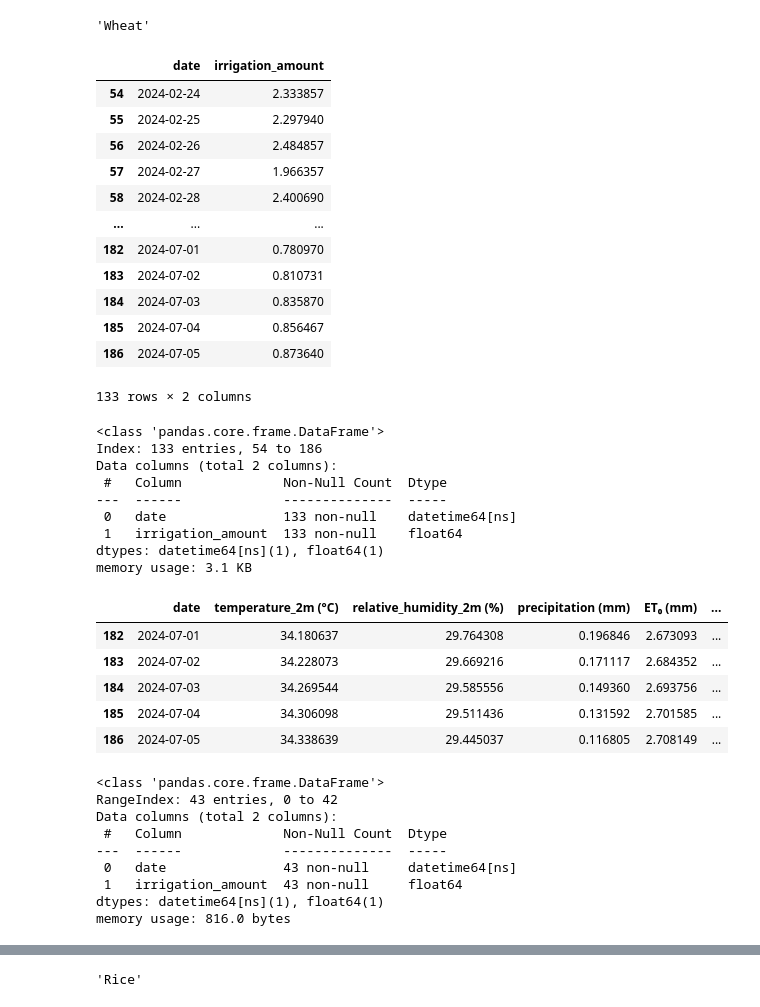
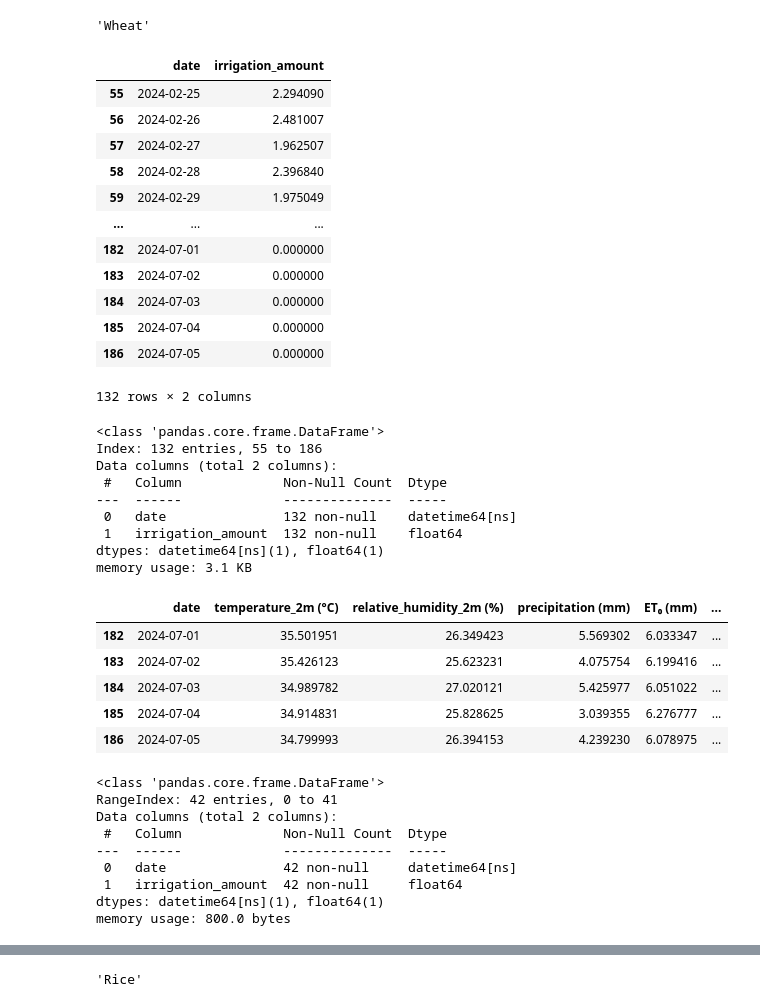
Before and after one commit to Godwin-Oti/Smart-Irrigation-System, a Jupyter notebook: Punjab_India/PUNJAB_2.ipynb, the cells around one changed output, grey strips where cells are left out. Cells and saved outputs as stored; diff of their text form; code cells hidden in the pictures.

```diff
--- a/Punjab_India/PUNJAB_2.ipynb
+++ b/Punjab_India/PUNJAB_2.ipynb
@@ -768,7 +768,7 @@ present_data_with_forecast_data
 import pandas as pd
 
 # Load the CSV file with proper date parsing
-present_data_with_forecast_data = pd.read_csv(r"C:\Desktop\Smart Irrigation System\present_data_with_forcast_data.csv", parse_dates=['Unnamed: 0'])
+present_data_with_forecast_data = pd.read_csv(r"C:\Desktop\Smart Irrigation System\present_data_with_forecast_data.csv", parse_dates=['Unnamed: 0'])
 
 # Set the datetime column as the index
 present_data_with_forecast_data.set_index('Unnamed: 0', inplace=True)
@@ -900,18 +915,17 @@ try:
     # Iterate over each row in the DataFrame and insert it into the PostgreSQL table
     for index, row in present_data_with_forecast_data.iterrows():
         cur.execute('''
-        INSERT INTO  Present_with_forecast (
+        INSERT INTO Present_with_forecast (
             date, temperature_2m_C, relative_humidity_2m, precipitation_mm,
             ET₀_mm, wind_speed_10m_kmh, soil_temperature_28_to_100cm_C,
-            soil_moisture_28_to_100cm_m3m3, shortwave_radiation_instant_wm2,
-            soil_moisture_lag1
-        ) VALUES (%s, %s, %s, %s, %s, %s, %s, %s, %s, %s)
+            soil_moisture_28_to_100cm_m3m3, shortwave_radiation_instant_wm2
+        ) VALUES (%s, %s, %s, %s, %s, %s, %s, %s, %s)
         ON CONFLICT (date) DO NOTHING;
         ''', (
-            row['date'], row['temperature_2m (°C)'], row['relative_humidity_2m (%)'],
+            index, row['temperature_2m (°C)'], row['relative_humidity_2m (%)'],
             row['precipitation (mm)'], row['ET₀ (mm)'], row['wind_speed_10m (km/h)'],
             row['soil_temperature_28_to_100cm (°C)'], row['soil_moisture_28_to_100cm (m³/m³)'],
-            row['shortwave_radiation_instant (W/m²)'], row['soil_moisture_lag1']
+            row['shortwave_radiation_instant (W/m²)']
         ))
 
     # Commit the transaction
@@ -983,9 +997,12 @@ def process_crop_data(df, crop_name):
     df['ETc (mm)'] = df['ET₀ (mm)'] * df['Kc']
     return df
 
-# Assuming present_data_with_forecast_data is the main DataFrame you are working with
-# Convert date column to datetime format if not already
+# Reset index to make 'date' a column
+present_data_with_forecast_data.reset_index(inplace=True)
+
+# Convert date column to datetime format
 present_data_with_forecast_data['date'] = pd.to_datetime(present_data_with_forecast_data['date'])
+
 
 # Create dataframe for Rice within Jan-Jun 2024
 wheat_data = process_crop_data(present_data_with_forecast_data.copy(), 'Wheat')
@@ -1051,57 +1067,57 @@ present_data_with_forecast_data.describe().T
 # %% [output]
 'Wheat'
 # %%
-threshold_soil_moisture = 0.224607	  # Example threshold in m³/m³(which is mean of soil moisture in the Dataset)
+threshold_soil_moisture = 0.220757		  # Example threshold in m³/m³(which is mean of soil moisture in the Dataset)
 # Calculate soil deficit
 wheat_data['soil_deficit'] = wheat_data['ETc (mm)'] - wheat_data['precipitation (mm)']
 wheat_data['irrigation_need'] = wheat_data['soil_moisture_28_to_100cm (m³/m³)'] < threshold_soil_moisture
 #wheat_data['date'] = pd.to_datetime(wheat_data['date'])
 def calculate_irrigation_need(soil_moisture, threshold, soil_deficit):
     if soil_moisture < threshold:
         return max(0, threshold - soil_moisture + soil_deficit)
     return 0
 
 wheat_data['irrigation_amount'] = wheat_data.apply(lambda row: calculate_irrigation_need(
     row['soil_moisture_28_to_100cm (m³/m³)'], threshold_soil_moisture, row['soil_deficit']), axis=1)
 
 # Create an irrigation schedule
 irrigation_schedule = wheat_data[wheat_data['irrigation_need'] == True][['date', 'irrigation_amount']]
 irrigation_schedule
 # %% [output]
 |  | date | irrigation_amount |
-| 54 | 2024-02-24 | 2.333857 |
-| 55 | 2024-02-25 | 2.297940 |
-| 56 | 2024-02-26 | 2.484857 |
-| 57 | 2024-02-27 | 1.966357 |
-| 58 | 2024-02-28 | 2.400690 |
+| 55 | 2024-02-25 | 2.294090 |
+| 56 | 2024-02-26 | 2.481007 |
+| 57 | 2024-02-27 | 1.962507 |
+| 58 | 2024-02-28 | 2.396840 |
+| 59 | 2024-02-29 | 1.975049 |
 | ... | ... | ... |
-| 182 | 2024-07-01 | 0.780970 |
-| 183 | 2024-07-02 | 0.810731 |
-| 184 | 2024-07-03 | 0.835870 |
-| 185 | 2024-07-04 | 0.856467 |
-| 186 | 2024-07-05 | 0.873640 |
+| 182 | 2024-07-01 | 0.000000 |
+| 183 | 2024-07-02 | 0.000000 |
+| 184 | 2024-07-03 | 0.000000 |
+| 185 | 2024-07-04 | 0.000000 |
+| 186 | 2024-07-05 | 0.000000 |
-133 rows × 2 columns
+132 rows × 2 columns
 # %%
 irrigation_schedule.info()
 # %% [output]
 <class 'pandas.core.frame.DataFrame'>
-Index: 133 entries, 54 to 186
+Index: 132 entries, 55 to 186
 Data columns (total 2 columns):
  #   Column             Non-Null Count  Dtype
 ---  ------             --------------  -----
- 0   date               133 non-null    datetime64[ns]
- 1   irrigation_amount  133 non-null    float64
+ 0   date               132 non-null    datetime64[ns]
+ 1   irrigation_amount  132 non-null    float64
 dtypes: datetime64[ns](1), float64(1)
 memory usage: 3.1 KB
 # %%
 wheat_data.tail(5)
 # %% [output]
 |  | date | temperature_2m (°C) | relative_humidity_2m (%) | precipitation (mm) | ET₀ (mm) | ... |
-| 182 | 2024-07-01 | 34.180637 | 29.764308 | 0.196846 | 2.673093 | ... |
-| 183 | 2024-07-02 | 34.228073 | 29.669216 | 0.171117 | 2.684352 | ... |
-| 184 | 2024-07-03 | 34.269544 | 29.585556 | 0.149360 | 2.693756 | ... |
-| 185 | 2024-07-04 | 34.306098 | 29.511436 | 0.131592 | 2.701585 | ... |
-| 186 | 2024-07-05 | 34.338639 | 29.445037 | 0.116805 | 2.708149 | ... |
+| 182 | 2024-07-01 | 35.501951 | 26.349423 | 5.569302 | 6.033347 | ... |
+| 183 | 2024-07-02 | 35.426123 | 25.623231 | 4.075754 | 6.199416 | ... |
+| 184 | 2024-07-03 | 34.989782 | 27.020121 | 5.425977 | 6.051022 | ... |
+| 185 | 2024-07-04 | 34.914831 | 25.828625 | 3.039355 | 6.276777 | ... |
+| 186 | 2024-07-05 | 34.799993 | 26.394153 | 4.239230 | 6.078975 | ... |
 # %%
 # Create an irrigation schedule within the growing season of Maize
 irrigation_schedule_wheat = wheat_data[(wheat_data['date'] >= '2023-10-01') &
@@ -1113,14 +1129,14 @@ wheat_irrigation_schedule=irrigation_schedule_wheat.reset_index(drop=True)
 wheat_irrigation_schedule.info()
 # %% [output]
 <class 'pandas.core.frame.DataFrame'>
-RangeIndex: 43 entries, 0 to 42
+RangeIndex: 42 entries, 0 to 41
 Data columns (total 2 columns):
  #   Column             Non-Null Count  Dtype
 ---  ------             --------------  -----
- 0   date               43 non-null     datetime64[ns]
- 1   irrigation_amount  43 non-null     float64
+ 0   date               42 non-null     datetime64[ns]
+ 1   irrigation_amount  42 non-null     float64
 dtypes: datetime64[ns](1), float64(1)
-memory usage: 816.0 bytes
+memory usage: 800.0 bytes
 # %%
 wheat_irrigation_schedule
 # %% [output]
```
Also changed, not shown: parts of 13 cells of this notebook, 3 other files.
